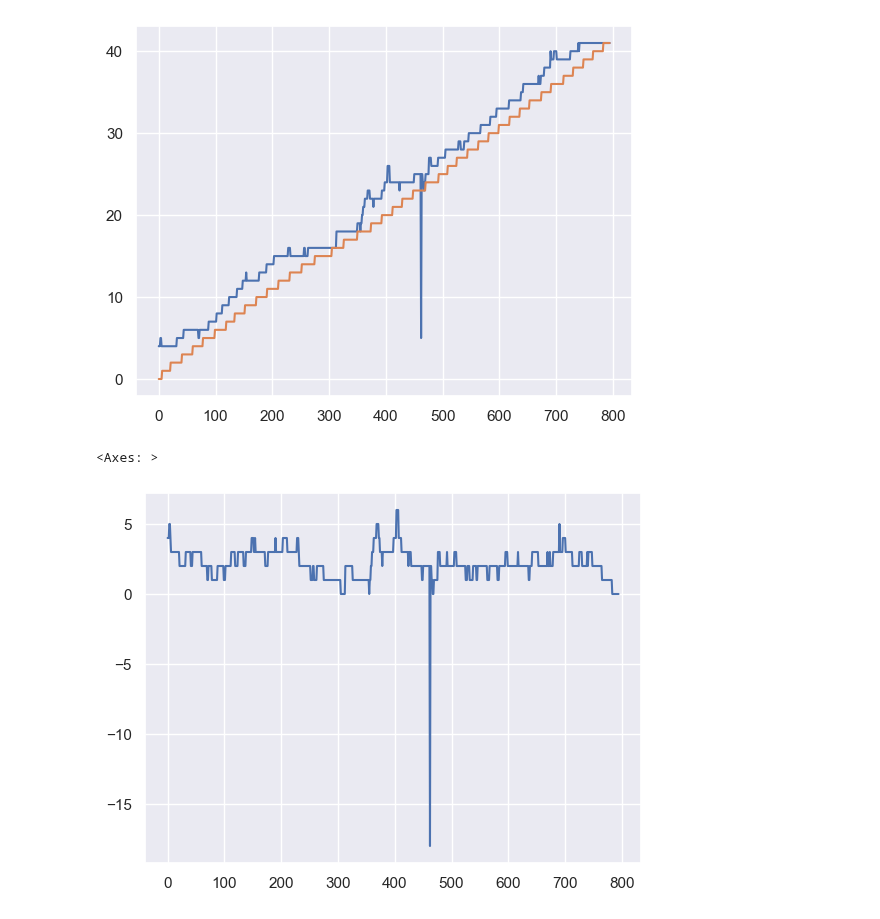
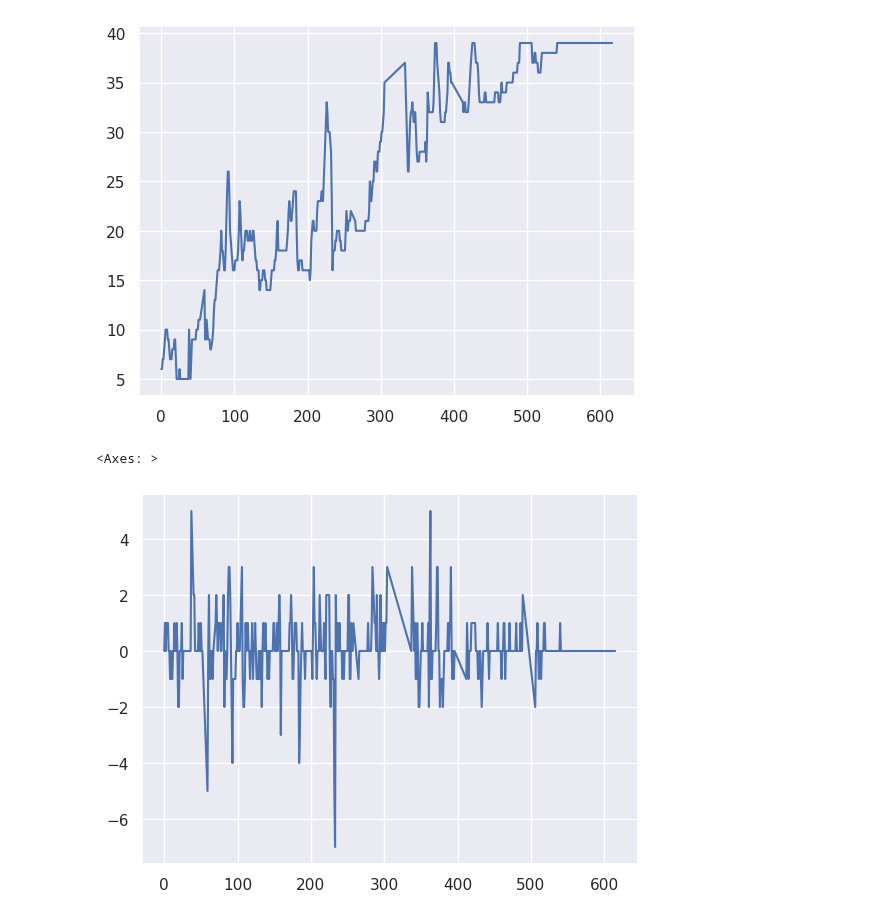
Before and after one commit to BonnenLab/visualize-skelly-laser-environment, a Jupyter notebook: getting-started.ipynb, the cells around one changed output. Drawn from its saved outputs; the diff is of its cells as text; code cells hidden in the pictures.

```diff
--- a/getting-started.ipynb
+++ b/getting-started.ipynb
@@ -15,9 +17,27 @@ sns.set_theme()
 # the goal of this is going to be showing someone about this data... and building data loaders
 
 participant = 3
-walk = 18
-file = f'/Users/kbonnen/Desktop/BerkeleyDataFailedSharepointDownload/berkeley_pupilShadowMesh/s{str(participant)}_{str(walk)}_pupilShadowMesh.mat'
+walk = 22
+file = f'/N/project/berkeley_walking/BerkeleyData/berkeley_pupilShadowMesh/s{str(participant)}_{str(walk)}_pupilShadowMesh.mat'
 data = sio.loadmat(file)
-data.keys()
+
+print(data.keys())
+print(data['gazeXYZ'].shape)
+print()
+
+jsonFile = f'/N/project/berkeley_walking/BerkeleyData/berkeley_json/s{str(participant)}_{str(walk)}*.json'
+jfile=glob.glob(jsonFile)
+with open(jfile[0]) as f:
+    jdata=json.load(f)
+print(jdata.keys())
+worldFrames = np.array(jdata['worldFrameIndex'])
+print(np.unique(worldFrames).shape)
+print(worldFrames.shape)
+
+
+# tmp = np.array(data['closestPrefIndexDist'])
+# plt.plot(tmp[:,1])
+# tmp = np.array(data['closestActualIndexDist'])
+# plt.plot(tmp[:,1])
 # %% [output]
 dict_keys(['__header__', '__version__', '__globals__', 'allPoints', 'cens', 'closestActualIndexDist', 'closestPrefIndexDist', 'eyeVec', 'fixBool', 'fixationList', 'frame_prefStepNum_XYZ', 'gazeXYZ', ' ...
@@ -49,14 +77,16 @@ plt.show()
 # %%
 from scipy.spatial.distance import cdist
 distances = cdist(gazeGround,footholds[:,2:])
-closest_foothold = np.argmin(distances,axis=1)+1
+closest_foothold = np.argmin(distances,axis=1).astype(float)+1
+thresh = np.min(distances,axis=1)
+closest_foothold[thresh>2] = np.nan
+# thresh[thresh>2.5] = np.nan
 
 sns.lineplot(closest_foothold)
-sns.lineplot(current_foothold)
 plt.show()
 
-sns.lineplot(closest_foothold-current_foothold)
+sns.lineplot(np.diff(closest_foothold))
 # %% [output]
-[figure, old version]
+[figure, new version]
 <Axes: >
-[figure, old version]
+[figure, new version]
```
Also changed, not shown: parts of 8 cells of this notebook.
